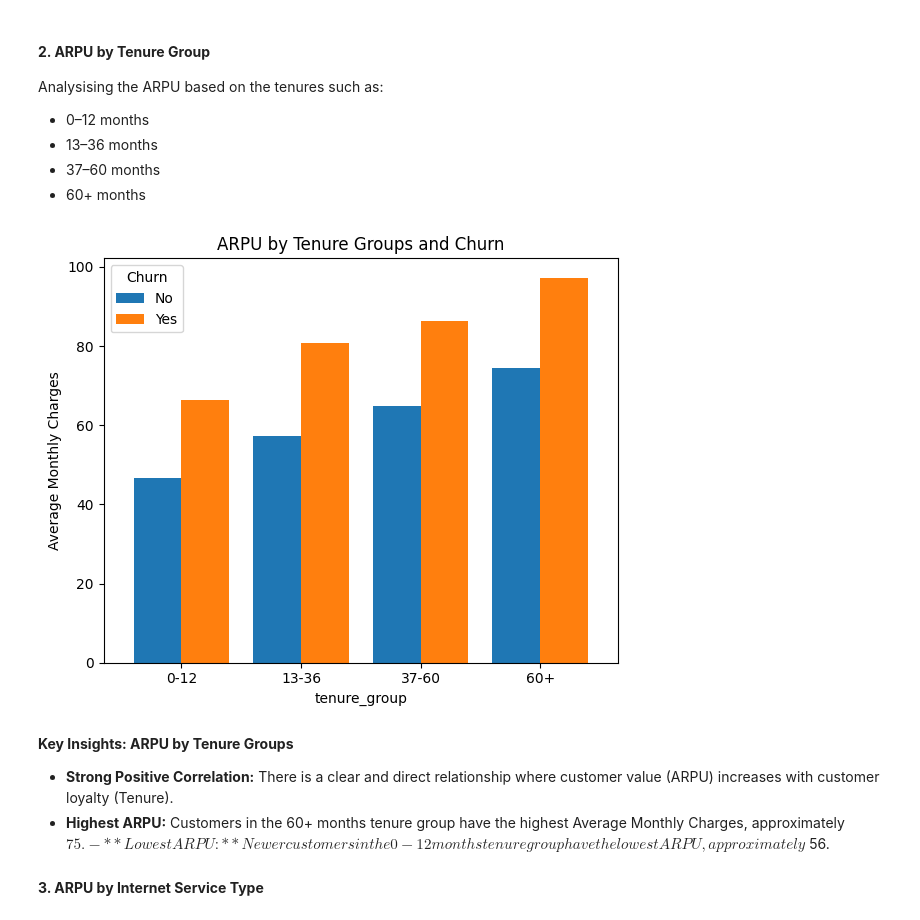
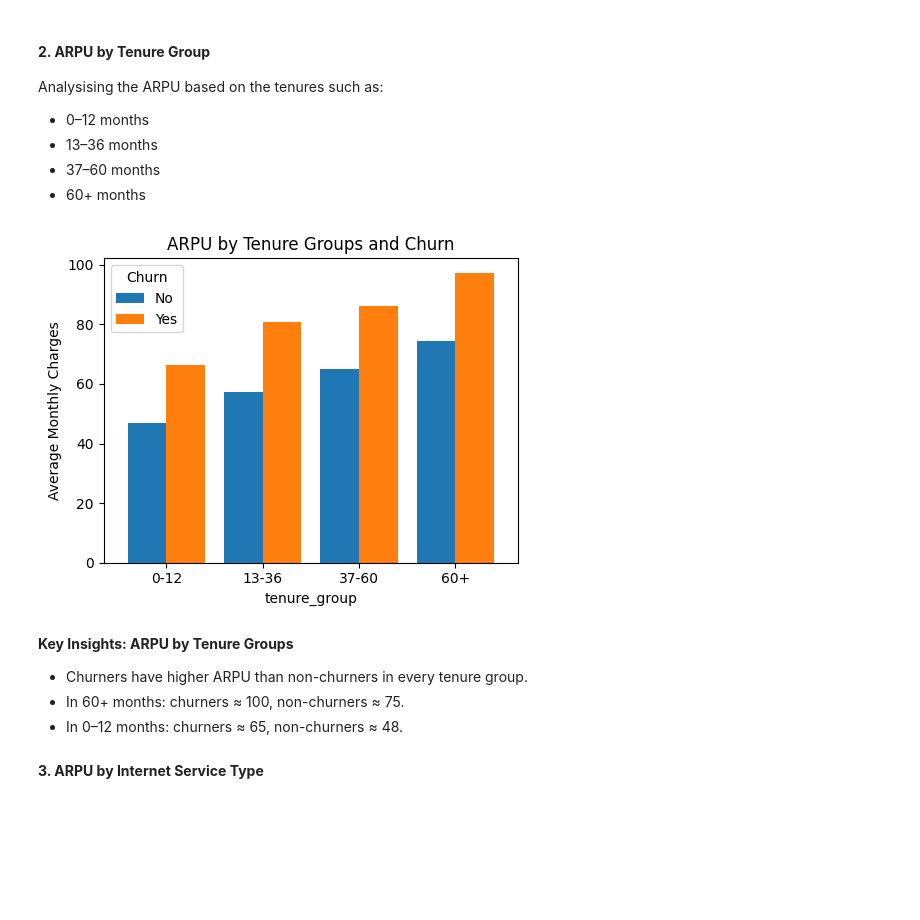
Before and after one commit to rixwan-khan/churn-prediction, a Jupyter notebook: notebooks/02_ARPU_Analysis.ipynb, the cells around one changed output. Cells and saved outputs as stored; diff of their text form; code cells hidden in the pictures; blank space fills up the shorter version.

```diff
--- a/notebooks/02_ARPU_Analysis.ipynb
+++ b/notebooks/02_ARPU_Analysis.ipynb
@@ -36,33 +36,33 @@ Analysising the ARPU based on the tenures such as:
 # %%
 # Tenure group bins
 df['tenure_group'] = pd.cut(
     df['tenure'],
     bins=[0,12,36,60,100],
     labels=['0-12', '13-36', '37-60','60+']
 )
 
 # Group by tenure group and Churn
 arpu_by_tenure_churn = df.groupby(['tenure_group', 'Churn'])['MonthlyCharges'].mean().unstack()
 
 # Plot grouped bar chart
 arpu_by_tenure_churn.plot(
     kind='bar',
-    figsize=(6,5),
+    figsize=(5,4),
     width=0.8  # adjust bar width if needed
 )
 plt.ylabel("Average Monthly Charges")
 plt.title("ARPU by Tenure Groups and Churn")
 plt.xticks(rotation=0)
 plt.legend(title='Churn')
 plt.tight_layout()
 plt.show()
 # %% [output]
-[figure, old version]
+[figure, new version]
 # %% [markdown]
 **Key Insights: ARPU by Tenure Groups**
-- **Strong Positive Correlation:** There is a clear and direct relationship where customer value (ARPU) increases with customer loyalty (Tenure).
-- **Highest ARPU:** Customers in the 60+ months tenure group have the highest Average Monthly Charges, approximately $75.
-- **Lowest ARPU:** Newer customers in the 0-12 months tenure group have the lowest ARPU, approximately $56.
+- Churners have higher ARPU than non-churners in every tenure group.
+- In 60+ months: churners ≈ 100, non-churners ≈ 75.
+- In 0–12 months: churners ≈ 65, non-churners ≈ 48.
 
 #### **3. ARPU by Internet Service Type**
 # %%
```
Also changed, not shown: parts of 6 cells of this notebook, 1 other file.
